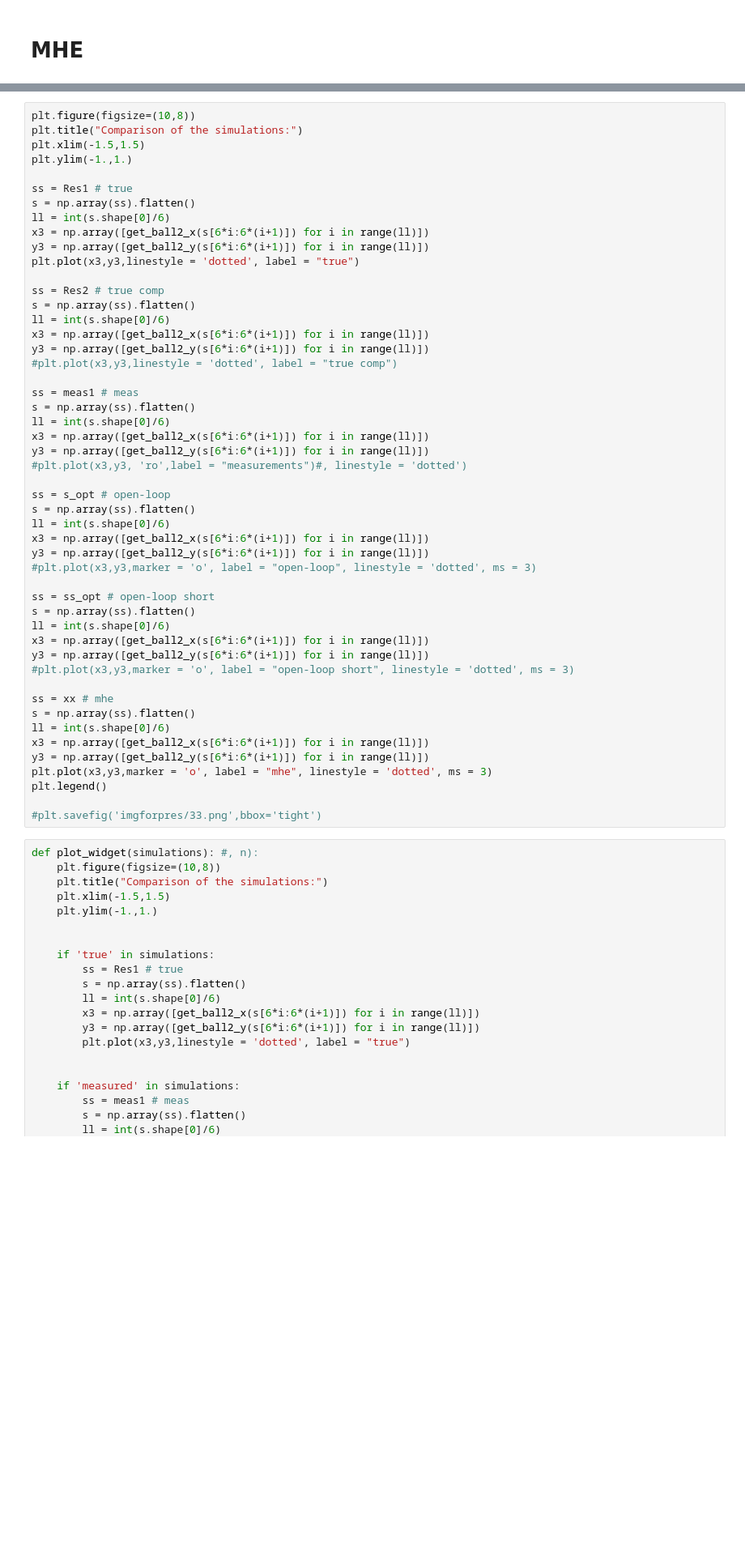
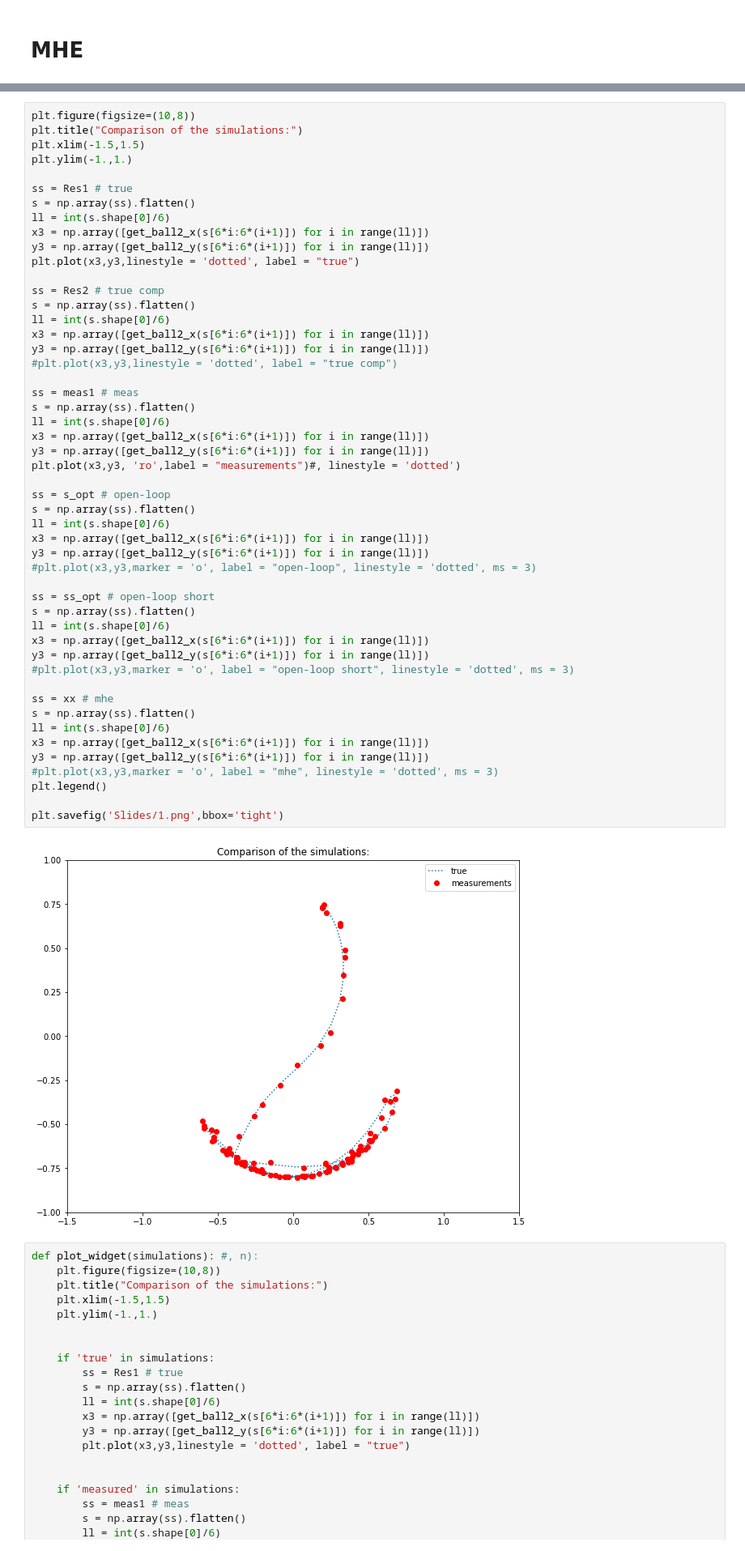
Before and after one commit to LeonieKreis/MovingHorizonEstimation, a Jupyter notebook: code/Double_Pendulum_MHE_v3_1.ipynb, the cells around one changed output, grey strips where cells are left out. Shown at 81% size. Cells and saved outputs as stored; diff of their text form; blank space fills up the shorter version.

```diff
--- a/code/Double_Pendulum_MHE_v3_1.ipynb
+++ b/code/Double_Pendulum_MHE_v3_1.ipynb
@@ -292,36 +318,38 @@ x3 = np.array([get_ball2_x(s[6*i:6*(i+1)]) for i in range(ll)])
 y3 = np.array([get_ball2_y(s[6*i:6*(i+1)]) for i in range(ll)])
 #plt.plot(x3,y3,linestyle = 'dotted', label = "true comp")
 
 ss = meas1 # meas
 s = np.array(ss).flatten()
 ll = int(s.shape[0]/6)
 x3 = np.array([get_ball2_x(s[6*i:6*(i+1)]) for i in range(ll)])
 y3 = np.array([get_ball2_y(s[6*i:6*(i+1)]) for i in range(ll)])
-#plt.plot(x3,y3, 'ro',label = "measurements")#, linestyle = 'dotted')
+plt.plot(x3,y3, 'ro',label = "measurements")#, linestyle = 'dotted')
 
 ss = s_opt # open-loop
 s = np.array(ss).flatten()
 ll = int(s.shape[0]/6)
 x3 = np.array([get_ball2_x(s[6*i:6*(i+1)]) for i in range(ll)])
 y3 = np.array([get_ball2_y(s[6*i:6*(i+1)]) for i in range(ll)])
 #plt.plot(x3,y3,marker = 'o', label = "open-loop", linestyle = 'dotted', ms = 3)
 
 ss = ss_opt # open-loop short
 s = np.array(ss).flatten()
 ll = int(s.shape[0]/6)
 x3 = np.array([get_ball2_x(s[6*i:6*(i+1)]) for i in range(ll)])
 y3 = np.array([get_ball2_y(s[6*i:6*(i+1)]) for i in range(ll)])
 #plt.plot(x3,y3,marker = 'o', label = "open-loop short", linestyle = 'dotted', ms = 3)
 
 ss = xx # mhe
 s = np.array(ss).flatten()
 ll = int(s.shape[0]/6)
 x3 = np.array([get_ball2_x(s[6*i:6*(i+1)]) for i in range(ll)])
 y3 = np.array([get_ball2_y(s[6*i:6*(i+1)]) for i in range(ll)])
-plt.plot(x3,y3,marker = 'o', label = "mhe", linestyle = 'dotted', ms = 3)
+#plt.plot(x3,y3,marker = 'o', label = "mhe", linestyle = 'dotted', ms = 3)
 plt.legend()
 
-#plt.savefig('imgforpres/33.png',bbox='tight')
+plt.savefig('Slides/1.png',bbox='tight')
+# %% [output]
+[figure, added]
 # %%
 def plot_widget(simulations): #, n):
     plt.figure(figsize=(10,8))
```
Also changed, not shown: parts of 21 cells of this notebook, 24 other files.
